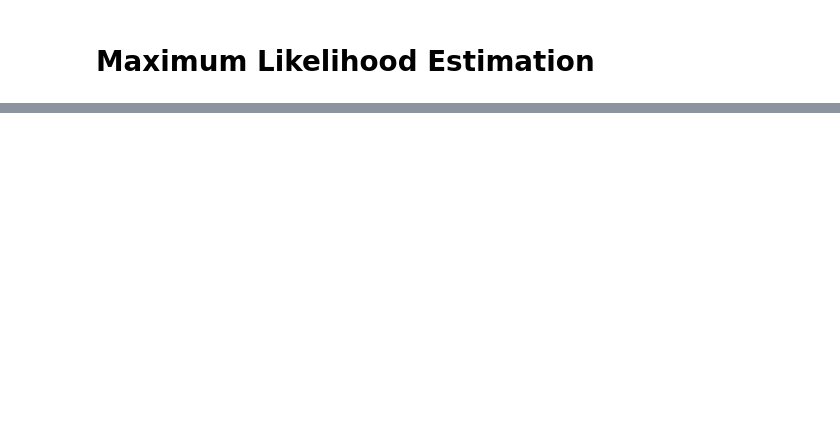
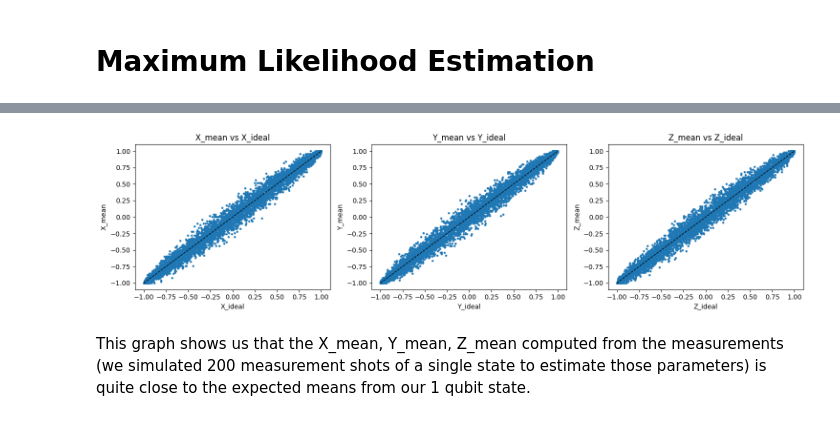
Before and after one commit to TonyPansera/Quantum-state-tomography, a Jupyter notebook: models/MLE/maximum_likelihood_estimation.ipynb, the cells around one changed output, grey strips where cells are left out. Saved outputs shown, nothing was run; the diff lists cells and outputs as text; code cells hidden in the pictures; blank space fills up the shorter version.

```diff
--- a/models/MLE/maximum_likelihood_estimation.ipynb
+++ b/models/MLE/maximum_likelihood_estimation.ipynb
@@ -116,0 +108,27 @@ df.head()
+# %%
+fig, axes = plt.subplots(1, 3, figsize=(15, 4))
+
+axes[0].scatter(df["X_ideal"], df["X_mean"], s=5)
+axes[0].plot([-1, 1], [-1, 1], 'k--', linewidth=1)
+axes[0].set_title("X_mean vs X_ideal")
+axes[0].set_xlabel("X_ideal")
+axes[0].set_ylabel("X_mean")
+
+axes[1].scatter(df["Y_ideal"], df["Y_mean"], s=5)
+axes[1].plot([-1, 1], [-1, 1], 'k--', linewidth=1)
+axes[1].set_title("Y_mean vs Y_ideal")
+axes[1].set_xlabel("Y_ideal")
+axes[1].set_ylabel("Y_mean")
+
+axes[2].scatter(df["Z_ideal"], df["Z_mean"], s=5)
+axes[2].plot([-1, 1], [-1, 1], 'k--', linewidth=1)
+axes[2].set_title("Z_mean vs Z_ideal")
+axes[2].set_xlabel("Z_ideal")
+axes[2].set_ylabel("Z_mean")
+
+plt.tight_layout()
+plt.show()
+# %% [output]
+[figure, added]
+# %% [markdown]
+This graph shows us that the X_mean, Y_mean, Z_mean computed from the measurements (we simulated 200 measurement shots of a single state to estimate those parameters) is quite close to the expected means from our 1 qubit state.
```
Also changed, not shown: parts of 36 cells of this notebook, 4 other files.
